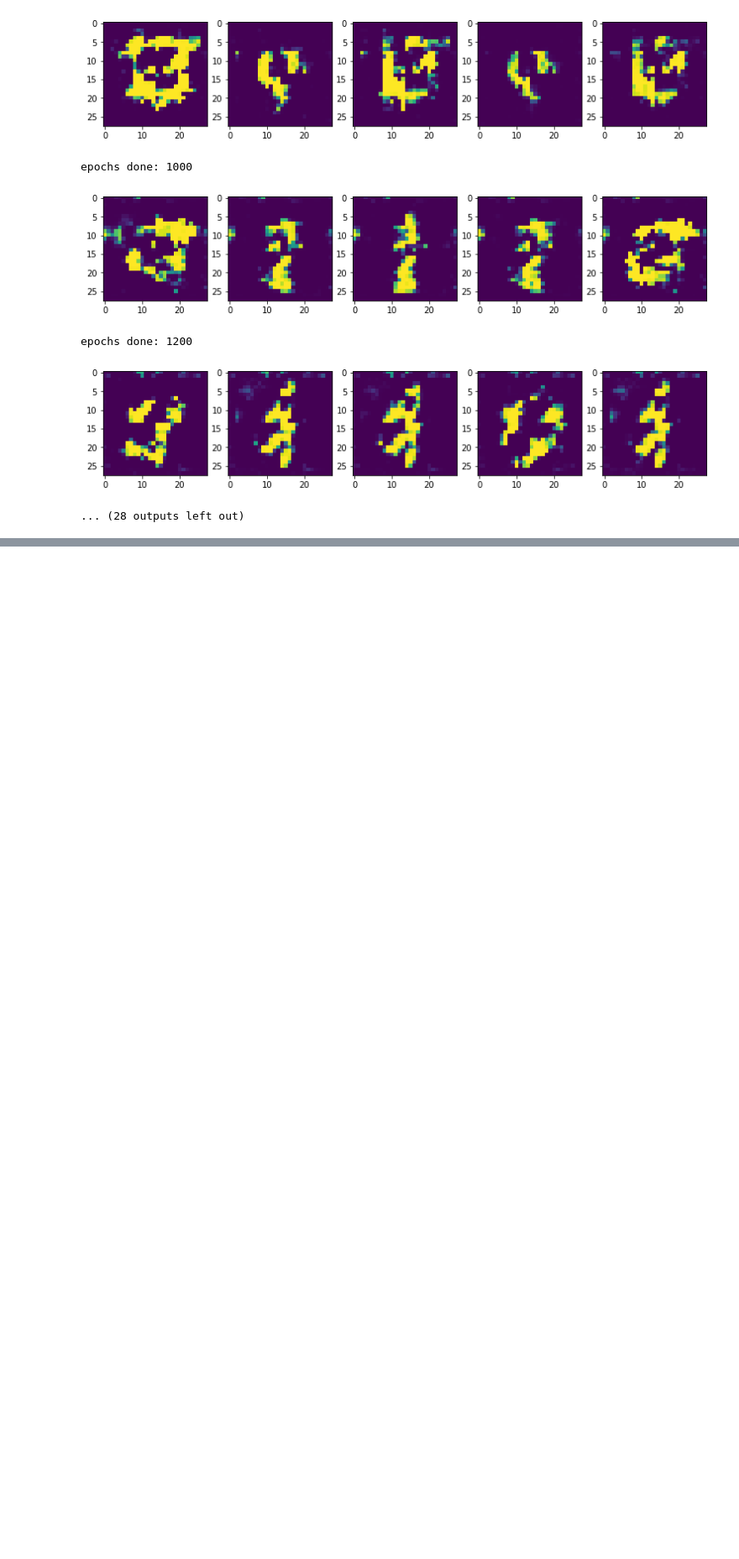
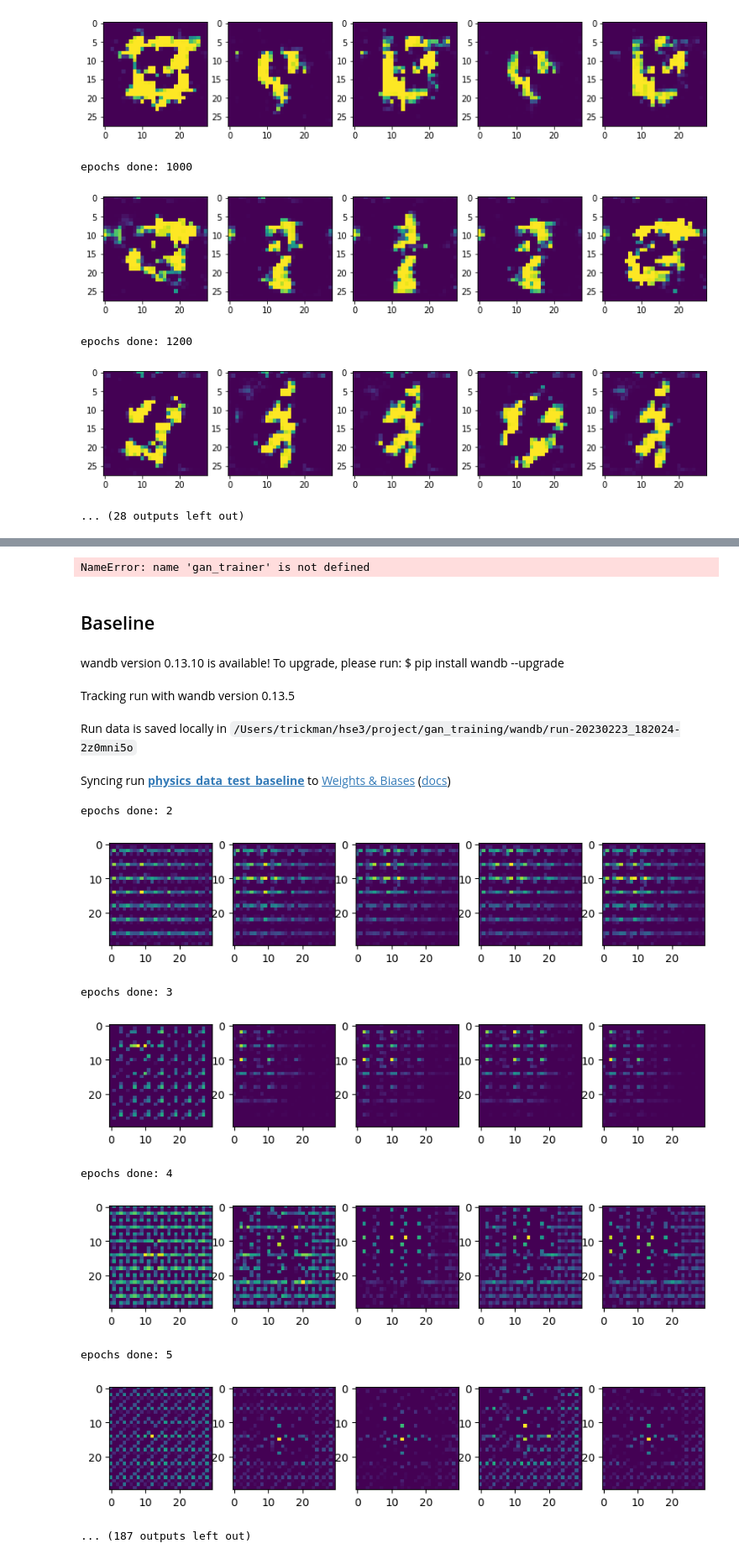
Before and after one commit to TrickmanOff/GAN_project, a Jupyter notebook: visualization.ipynb, the cells around one changed output, grey strips where cells are left out. Shown at 84% size. Saved outputs shown, nothing was run; the diff lists cells and outputs as text; code cells hidden in the pictures; blank space fills up the shorter version.

```diff
--- a/visualization.ipynb
+++ b/visualization.ipynb
@@ -98,0 +343,23 @@ epochs done: 1200
+# %%
+def add_noise(arr):
+    noise_coefs = 1 + np.random.normal(0, 0.1, size=arr.shape)
+    return arr * noise_coefs
+# %%
+samples_indices = [0, 31516, 62946, 37323, 57956]
+
+points = torch.Tensor(add_noise(
+    data_train['ParticlePoint'][samples_indices, :2]
+))
+momentums = torch.Tensor(add_noise(
+    data_train['ParticleMomentum'][samples_indices]
+))
+# %%
+# new experiment
+for epoch, gan in gan_trainer:
+    if epoch % 10 == 0:
+        print(f'epochs done: {epoch}')
+        gen_several_images(gan, len(points), y=(points.to(get_local_device()), momentums.to(get_local_device())), figsize=(10, 7))
+# %% [output]
+NameError: name 'gan_trainer' is not defined
+# %% [markdown]
+## Baseline
@@ -98,0 +525,22 @@ epochs done: 1200
+# %%
+gan_trainer = form_gan_trainer(model_name='physics_data_test_baseline', n_epochs=100000)
+# %%
+# new experiment
+for epoch, gan in gan_trainer:
+    if epoch % 1 == 0:
+        print(f'epochs done: {epoch}')
+        gen_several_images(gan, len(points), y=(points.to(get_local_device()), momentums.to(get_local_device())), figsize=(10, 7))
+# %% [output]
+wandb version 0.13.10 is available! To upgrade, please run: $ pip install wandb --upgrade
+Tracking run with wandb version 0.13.5
+Run data is saved locally in /Users/trickman/hse3/project/gan_training/wandb/run-20230223_182024-2z0mni5o
+Syncing run physics_data_test_baseline to Weights & Biases (docs)
+epochs done: 2
+[figure, added]
+epochs done: 3
+[figure, added]
+epochs done: 4
+[figure, added]
+epochs done: 5
+[figure, added]
+... (187 outputs left out)
```
Also changed, not shown: parts of 89 cells of this notebook, 29 other files.
